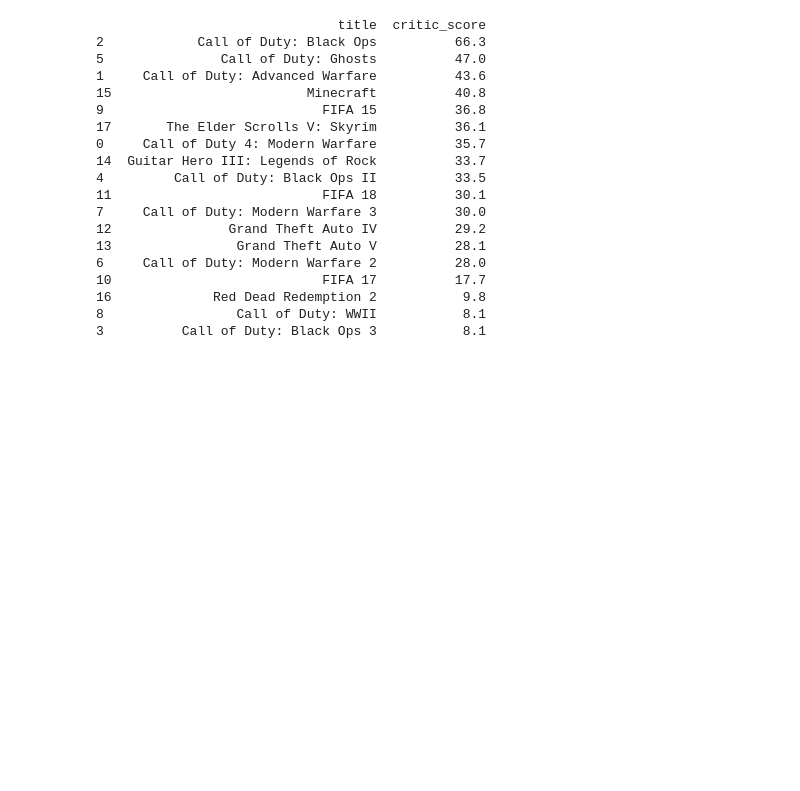
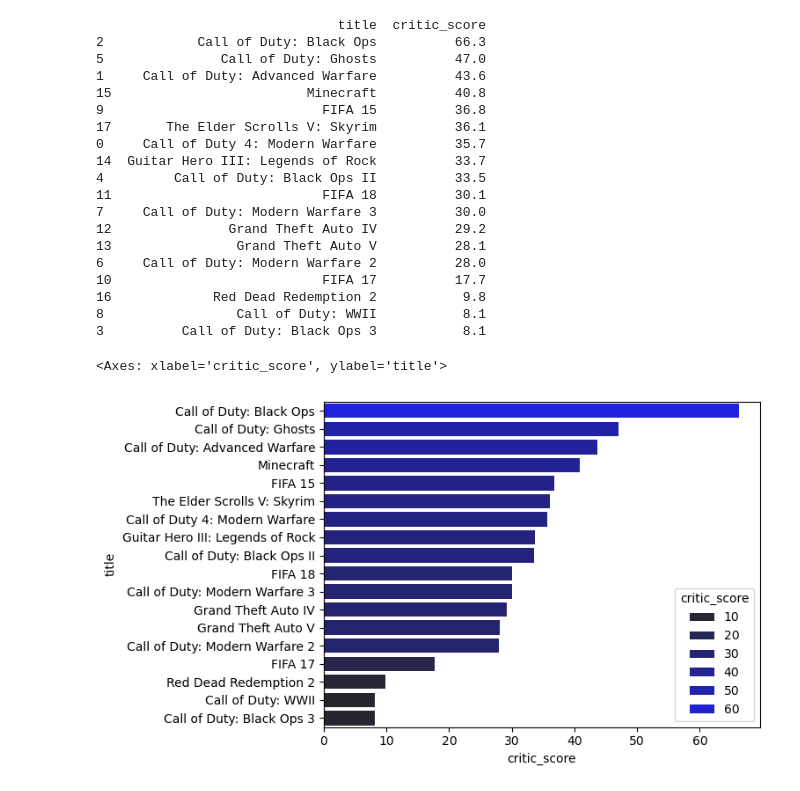
Before and after one commit to onaziBOT/Data-Analysis-project-python-, a Jupyter notebook: 5 Critic Scores.ipynb, the cells around one changed output. Saved outputs shown, nothing was run; the diff lists cells and outputs as text; code cells hidden in the pictures; blank space fills up the shorter version.

```diff
--- a/5 Critic Scores.ipynb
+++ b/5 Critic Scores.ipynb
@@ -8,7 +8,3 @@ import seaborn as sns
 
 dataset = pd.read_csv('vgchartz-2024.csv')
 df = dataset
-# %%
-df = df.groupby("title")["critic_score"].sum().reset_index() .sort_values("total_sales", ascending = False) .head(20)
-
-print(df)
@@ -44,3 +38,8 @@ print(df_total_critic)
 16             Red Dead Redemption 2           9.8
 8                 Call of Duty: WWII           8.1
 3          Call of Duty: Black Ops 3           8.1
+# %%
+sns.barplot(data=df_total_critic, x='critic_score', y='title', hue='critic_score', palette='dark:b', orient='h')
+# %% [output]
+<Axes: xlabel='critic_score', ylabel='title'>
+[figure, added]
```
Also changed, not shown: parts of 1 cell of this notebook, 5 other files.
